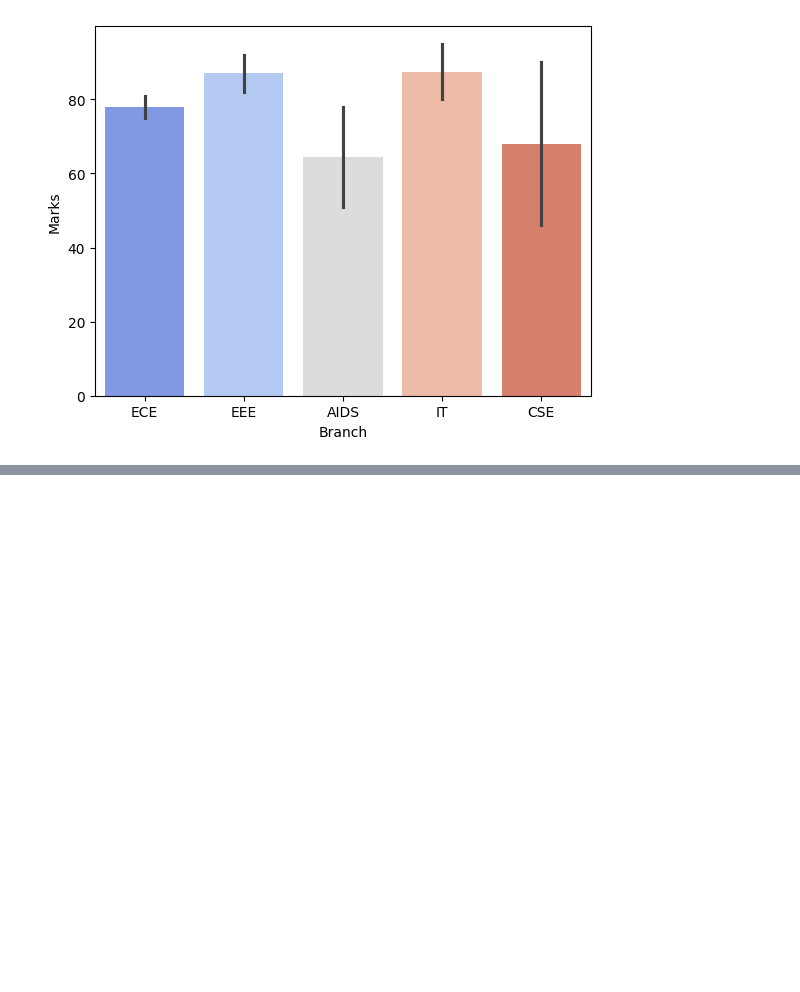
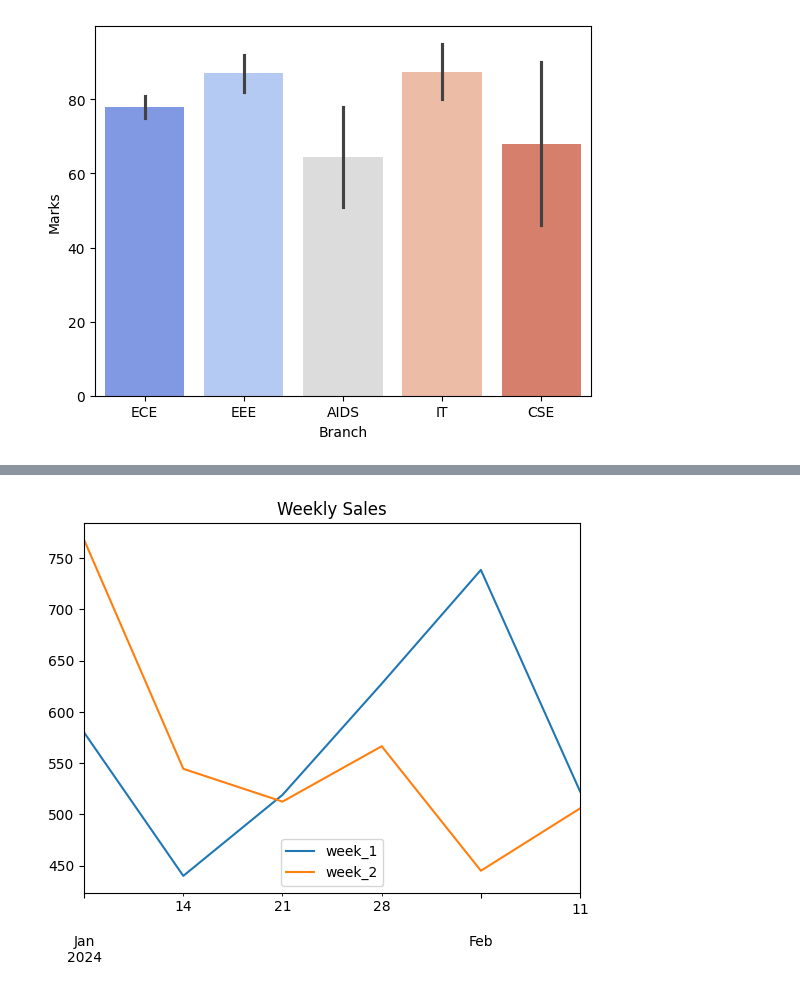
Before and after one commit to tunviii/EDAV, a Jupyter notebook: EDAV.ipynb, the cells around one changed output, grey strips where cells are left out. Saved outputs shown, nothing was run; the diff lists cells and outputs as text; code cells hidden in the pictures; blank space fills up the shorter version.

```diff
--- a/EDAV.ipynb
+++ b/EDAV.ipynb
@@ -175,0 +197,14 @@ merged
+# %%
+#Set 7
+import numpy as np
+import pandas as pd
+import matplotlib.pyplot as plt
+
+weekly_sales=pd.DataFrame({
+    'week_1':np.random.randint(100, 1000, size=42), #Do not pass as lists ([])
+    'week_2':np.random.randint(100, 1000, size=42)
+}, index=pd.date_range('01-01-2024', periods=42, freq='D'))
+weekly_sales.resample('W').mean().plot(title='Weekly Sales')
+plt.show()
+# %% [output]
+[figure, added]
```
Also changed, not shown: parts of 7 cells of this notebook.
